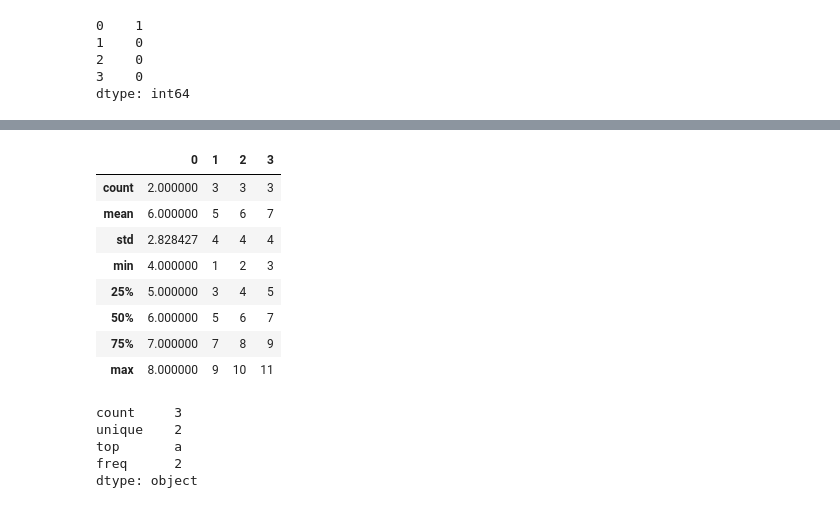
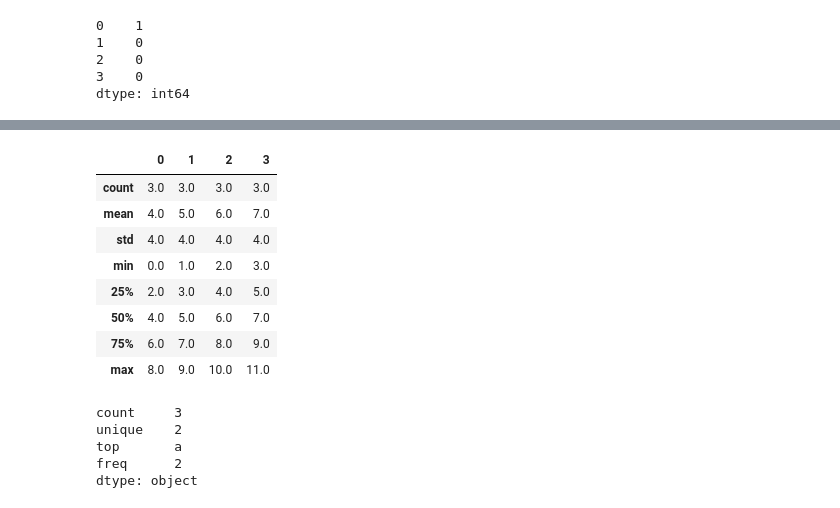
Before and after one commit to abevieiramota/book-Python-for-data-analysis, a Jupyter notebook: notebooks/ch05.2 - Pandas.ipynb, the cells around one changed output, grey strips where cells are left out. Drawn from its saved outputs; the diff is of its cells as text; code cells hidden in the pictures.

```diff
--- a/notebooks/ch05.2 - Pandas.ipynb
+++ b/notebooks/ch05.2 - Pandas.ipynb
@@ -229,15 +299,15 @@ df.cumsum(skipna=False)
 # %%
-df.describe()
+df.fillna(0).describe()
 # %% [output]
 |  | 0 | 1 | 2 | 3 |
-| count | 2.000000 | 3 | 3 | 3 |
-| mean | 6.000000 | 5 | 6 | 7 |
-| std | 2.828427 | 4 | 4 | 4 |
-| min | 4.000000 | 1 | 2 | 3 |
-| 25% | 5.000000 | 3 | 4 | 5 |
-| 50% | 6.000000 | 5 | 6 | 7 |
-| 75% | 7.000000 | 7 | 8 | 9 |
-| max | 8.000000 | 9 | 10 | 11 |
+| count | 3.0 | 3.0 | 3.0 | 3.0 |
+| mean | 4.0 | 5.0 | 6.0 | 7.0 |
+| std | 4.0 | 4.0 | 4.0 | 4.0 |
+| min | 0.0 | 1.0 | 2.0 | 3.0 |
+| 25% | 2.0 | 3.0 | 4.0 | 5.0 |
+| 50% | 4.0 | 5.0 | 6.0 | 7.0 |
+| 75% | 6.0 | 7.0 | 8.0 | 9.0 |
+| max | 8.0 | 9.0 | 10.0 | 11.0 |
 # %%
 a = pd.Series(['a', 'b', 'a']) # describe non numeric
 a.describe()
```
Also changed, not shown: parts of 58 cells of this notebook, 2 other files.
